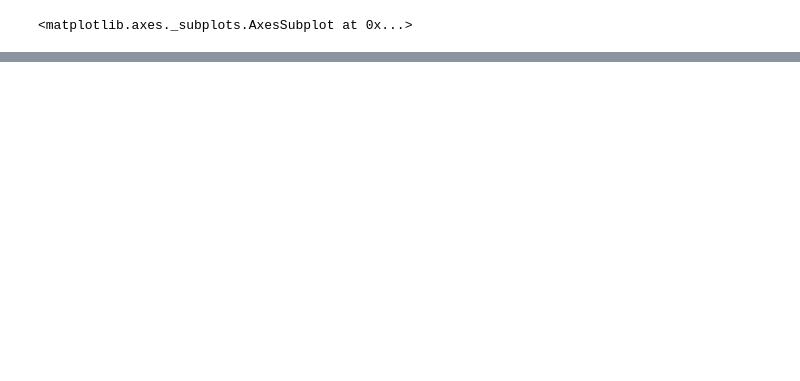
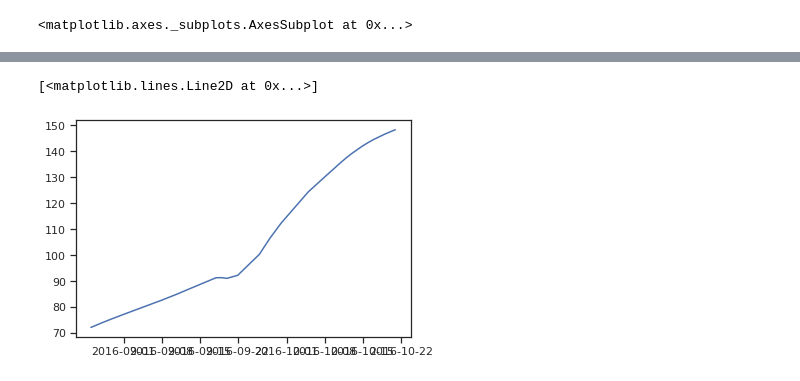
Before and after one commit to HuckleyLab/phyto-mhw, a Jupyter notebook: validation/nwpacific-example-sentinel.ipynb, the cells around one changed output, grey strips where cells are left out. Saved outputs shown, nothing was run; the diff lists cells and outputs as text; code cells hidden in the pictures; blank space fills up the shorter version.

```diff
--- a/validation/nwpacific-example-sentinel.ipynb
+++ b/validation/nwpacific-example-sentinel.ipynb
@@ -263,0 +262,16 @@ Name: date, dtype: float64
+# %%
+def lowess_smooth(data):
+    from statsmodels.nonparametric.smoothers_lowess import lowess
+
+    endog = data.values
+    exog = data.index.values
+
+    smooth = lowess(endog, exog)
+    index, xformed = np.transpose(smooth)
+
+    return pd.Series(xformed, index=pd.to_datetime(index))
+# %%
+plt.plot(lowess_smooth(chl_df.dropna(subset=['chl']).set_index('date').chl))
+# %% [output]
+[<matplotlib.lines.Line2D at 0x...>]
+[figure, added]
```
Also changed, not shown: parts of 13 cells of this notebook, 1 other file.
